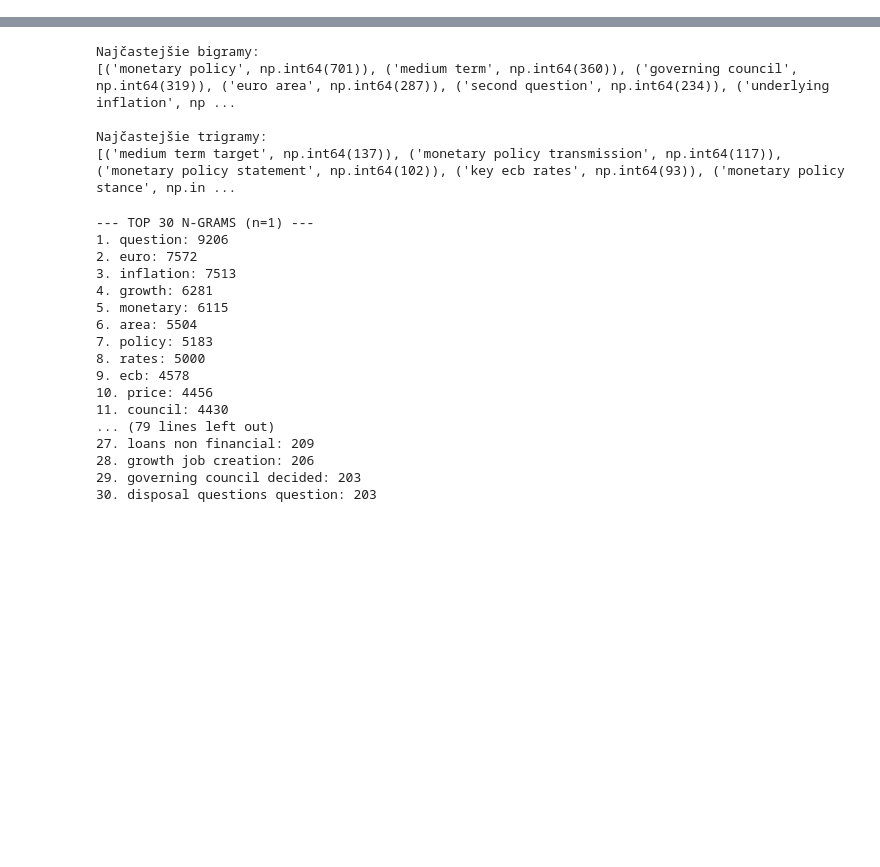
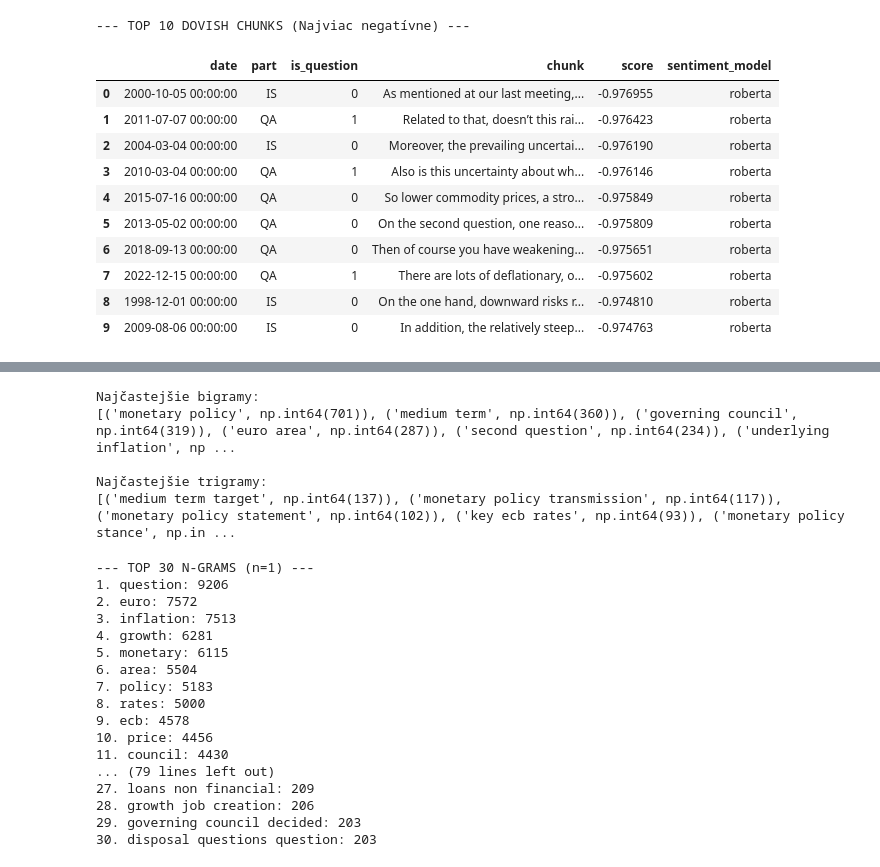
Before and after one commit to kubovotny/bachelor-thesis, a Jupyter notebook: source/analysis/wordcloud.ipynb, the cells around one changed output, grey strips where cells are left out. Saved outputs shown, nothing was run; the diff lists cells and outputs as text; code cells hidden in the pictures; blank space fills up the shorter version.

```diff
--- a/source/analysis/wordcloud.ipynb
+++ b/source/analysis/wordcloud.ipynb
@@ -0,0 +16,28 @@
+# %%
+# 1. Nastavenie šírky stĺpca (toto funguje globálne)
+pd.set_option('display.max_colwidth', None)
+
+# Tvoj zoradený dataframe (ponecháme ho tak, ako je)
+sortd = (
+    data[data["sentiment_model"] == "roberta"]
+    .sort_values("score")
+    .set_index("date")
+)
+
+# 2. Zobrazenie s fixom (reset_index)
+print("--- TOP 10 DOVISH CHUNKS (Najviac negatívne) ---")
+# Reset_index zabezpečí unikátne ID riadkov pre Styler
+display(sortd.head(10).reset_index().style.set_properties(**{'text-align': 'left'}))
+# %% [output]
+--- TOP 10 DOVISH CHUNKS (Najviac negatívne) ---
+|  | date | part | is_question | chunk | score | sentiment_model |
+| 0 | 2000-10-05 00:00:00 | IS | 0 | As mentioned at our last meeting,... | -0.976955 | roberta |
+| 1 | 2011-07-07 00:00:00 | QA | 1 | Related to that, doesn’t this rai... | -0.976423 | roberta |
+| 2 | 2004-03-04 00:00:00 | IS | 0 | Moreover, the prevailing uncertai... | -0.976190 | roberta |
+| 3 | 2010-03-04 00:00:00 | QA | 1 | Also is this uncertainty about wh... | -0.976146 | roberta |
+| 4 | 2015-07-16 00:00:00 | QA | 0 | So lower commodity prices, a stro... | -0.975849 | roberta |
+| 5 | 2013-05-02 00:00:00 | QA | 0 | On the second question, one reaso... | -0.975809 | roberta |
+| 6 | 2018-09-13 00:00:00 | QA | 0 | Then of course you have weakening... | -0.975651 | roberta |
+| 7 | 2022-12-15 00:00:00 | QA | 1 | There are lots of deflationary, o... | -0.975602 | roberta |
+| 8 | 1998-12-01 00:00:00 | IS | 0 | On the one hand, downward risks r... | -0.974810 | roberta |
+| 9 | 2009-08-06 00:00:00 | IS | 0 | In addition, the relatively steep... | -0.974763 | roberta |
```
Also changed, not shown: parts of 6 cells of this notebook, 19 other files.
